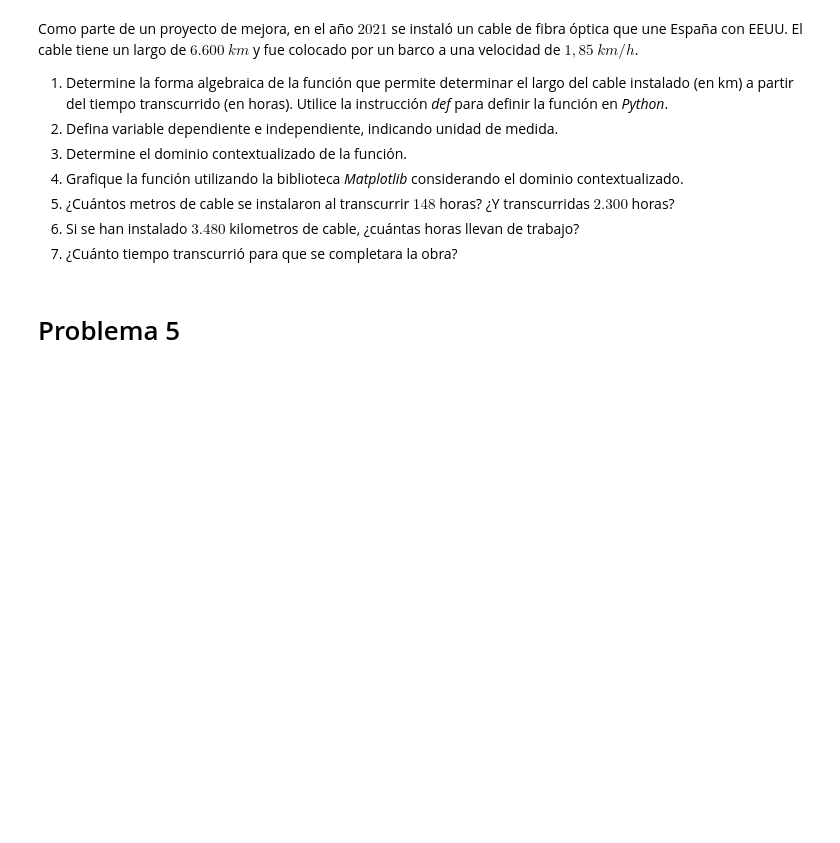
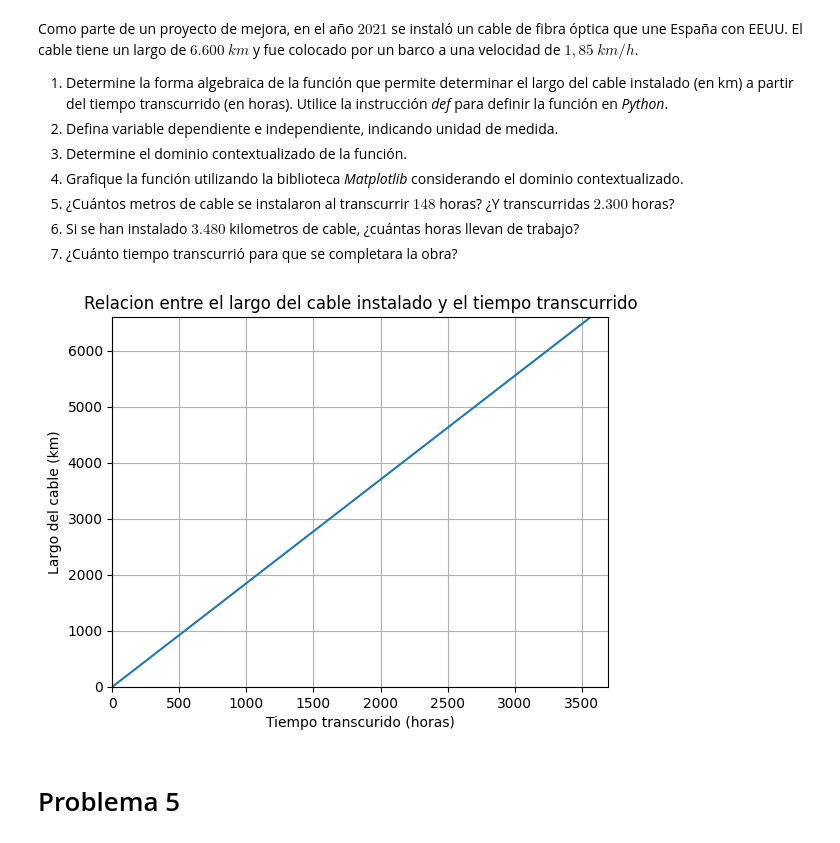
Before and after one commit to Pancho190/Guias-de-Matematicas, a Jupyter notebook: G1_Funciones.ipynb, the cells around one changed output. Drawn from its saved outputs; the diff is of its cells as text; code cells hidden in the pictures; blank space fills up the shorter version.

```diff
--- a/G1_Funciones.ipynb
+++ b/G1_Funciones.ipynb
@@ -87,9 +87,31 @@ Como parte de un proyecto de mejora, en el año $2021$ se instaló un cable de f
 5.   ¿Cuántos metros de cable se instalaron al transcurrir $148$ horas? ¿Y transcurridas $2.300$ horas?
 6.   Si se han instalado $3.480$ kilometros de cable, ¿cuántas horas llevan de trabajo?
 7.   ¿Cuánto tiempo transcurrió para que se completara la obra?
-# %%
-def c(t):
-    return 1,85*t
+# %%
+def c(t):
+    return 1.85*t
+#2)
+#F.A c(t)=1.85*t
+#VD: Largo del cable (Km)
+#VI: (t) Tiempo(Horas)
+
+#3) Dominio contextualizado:
+#Dominio: Los posibles valores que toma la variable que toma VI
+
+import matplotlib.pyplot as plt
+import numpy as np
+
+x = np.arange(0, 3568, 1)
+y = 1.85*x
+plt.plot(x, y)
+plt.axis([0, 3700, 0, 6600])
+plt.title('Relacion entre el largo del cable instalado y el tiempo transcurrido')
+plt.xlabel('Tiempo transcurido (horas)')
+plt.ylabel('Largo del cable (km)')
+plt.grid(True)
+plt.show()
+# %% [output]
+[figure, added]
 # %% [markdown]
 # Problema 5
 # %% [markdown]
```
